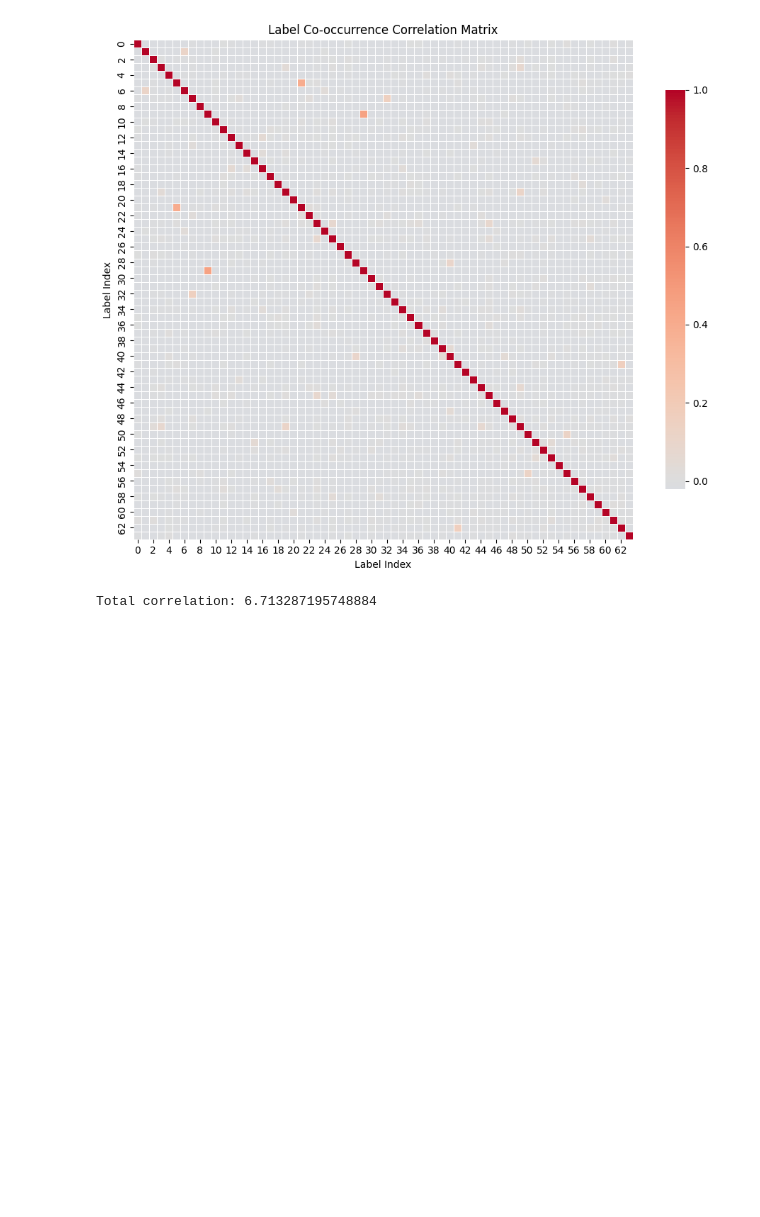
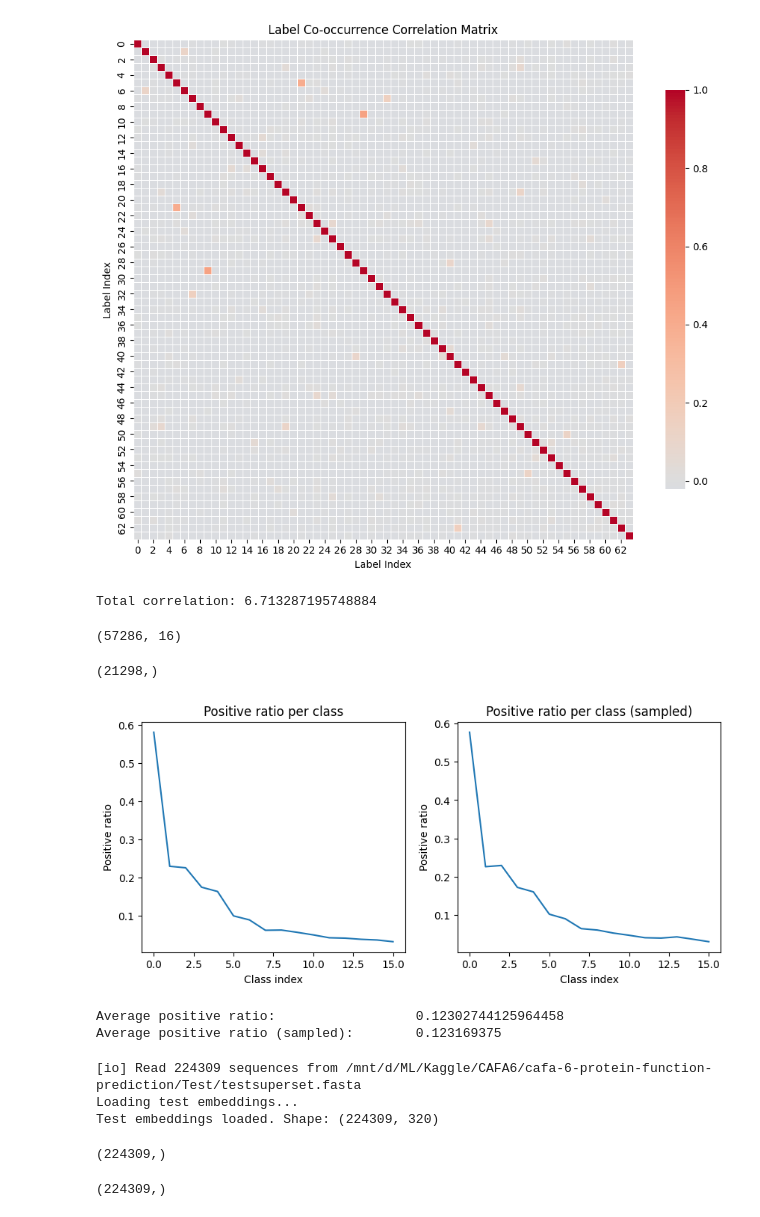
Before and after one commit to tnshp/CAFA6_embeds_model, a Jupyter notebook: dataset_analysis.ipynb, the cells around one changed output. Saved outputs shown, nothing was run; the diff lists cells and outputs as text; code cells hidden in the pictures; blank space fills up the shorter version.

```diff
--- a/dataset_analysis.ipynb
+++ b/dataset_analysis.ipynb
@@ -15,13 +29,12 @@ BASE_PATH = "/mnt/d/ML/Kaggle/CAFA6/cafa-6-protein-function-prediction/"
 train_terms_df = pd.read_csv(os.path.join(BASE_PATH, 'Train/train_terms.tsv'), sep='\t')
 print(f"Training terms loaded. Shape: {train_terms_df.shape}")
 train_fasta_path = os.path.join(BASE_PATH, 'Train/train_sequences.fasta')
-
-
+train_sequences = read_fasta(train_fasta_path)
 
 # loading embeddings
 print("Loading training embeddings...")
-train_embeds = np.load(embeds_paths)
-train_ids = np.load(ids_paths)
+# train_embeds = np.load(embeds_paths)
+# train_embeds_ids = np.load(ids_paths)
 print(f"Training embeddings loaded. Shape: {train_embeds.shape}")
 # %% [output]
 Training terms loaded. Shape: (537027, 3)
@@ -30,0 +55,2 @@ Training embeddings loaded. Shape: (142246, 1024)
+# %%
+train_ids = np.array(list(train_sequences.keys()))
@@ -320,3 +360,74 @@ print(f'Total correlation: {corr}')
 # %% [output]
 [figure]
 Total correlation: 6.713287195748884
+# %%
+data = prepare_data_range(train_terms_df, train_ids, train_embeds, top_range=[0, 16])
+data['labels'].shape
+# %% [output]
+(57286, 16)
+# %%
+sampled_idx = resample(data, train_terms_df, strategy='log_pos', I=100000)
+sampled_idx = np.array(sampled_idx)
+np.unique(sampled_idx).shape
+# %% [output]
+(21298,)
+# %%
+#plot for both side-by side
+fig, ax = plt.subplots(1, 2, figsize=(10, 4))
+
+pos_ratio = data['labels'].sum(axis=0) / data['labels'].shape[0]
+
+ax[0].plot(pos_ratio)
+ax[0].set_title('Positive ratio per class')
+ax[0].set_xlabel('Class index')
+ax[0].set_ylabel('Positive ratio')
+
+pos_ratio_sampled = data['labels'][sampled_idx].sum(axis=0) / data['labels'][sampled_idx].shape[0]
+ax[1].plot(pos_ratio_sampled)
+ax[1].set_title('Positive ratio per class (sampled)')
+ax[1].set_xlabel('Class index')
+ax[1].set_ylabel('Positive ratio')
+
+plt.show()
+
+#print avg pos ratio
+avg_pos_ratio = data['labels'].sum() / (data['labels'].shape[0] * data['labels'].shape[1])
+print(f'Average positive ratio: \t \t {avg_pos_ratio}')
+
+avg_pos_ratio_sampled = data['labels'][sampled_idx].sum() / (data['labels'][sampled_idx].shape[0] * data['labels'][sampled_idx].shape[1])
+print(f'Average positive ratio (sampled): \t {avg_pos_ratio_sampled}')
+# %% [output]
+[figure, added]
+Average positive ratio:                  0.12302744125964458
+Average positive ratio (sampled):        0.123169375
+# %%
+embeds_paths = "/mnt/d/ML/Kaggle/CAFA6-new/Dataset/esm3_embeds/test_embeds.npy"
+ids_paths = "/mnt/d/ML/Kaggle/CAFA6-new/Dataset/esm3_embeds/test_ids.npy"
+
+BASE_PATH = "/mnt/d/ML/Kaggle/CAFA6/cafa-6-protein-function-prediction/"
+test_fasta_path = os.path.join(BASE_PATH, 'Test/testsuperset.fasta')
+test_sequences = read_fasta(test_fasta_path)
+
+
+
+# testsuperset-taxon-list
+# loading embeddings
+print("Loading test embeddings...")
+test_embeds = np.load(embeds_paths)
+test_embeds_ids = np.load(ids_paths)
+print(f"Test embeddings loaded. Shape: {test_embeds.shape}")
+# %% [output]
+[io] Read 224309 sequences from /mnt/d/ML/Kaggle/CAFA6/cafa-6-protein-function-prediction/Test/testsuperset.fasta
+Loading test embeddings...
+Test embeddings loaded. Shape: (224309, 320)
+# %%
+# test_sequences = read_fasta(test_fasta_path)
+#
+test_ids = np.array(list(test_sequences.keys()))
+test_ids.shape
+# %% [output]
+(224309,)
+# %%
+test_embeds_ids.shape
+# %% [output]
+(224309,)
```
Also changed, not shown: parts of 12 cells of this notebook, 3 other files.
